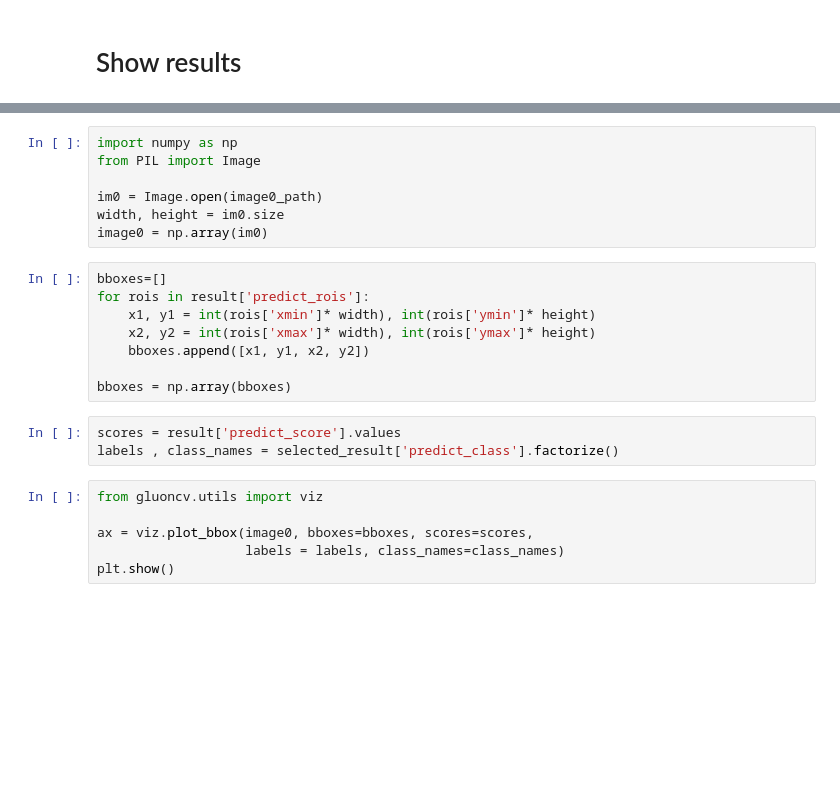
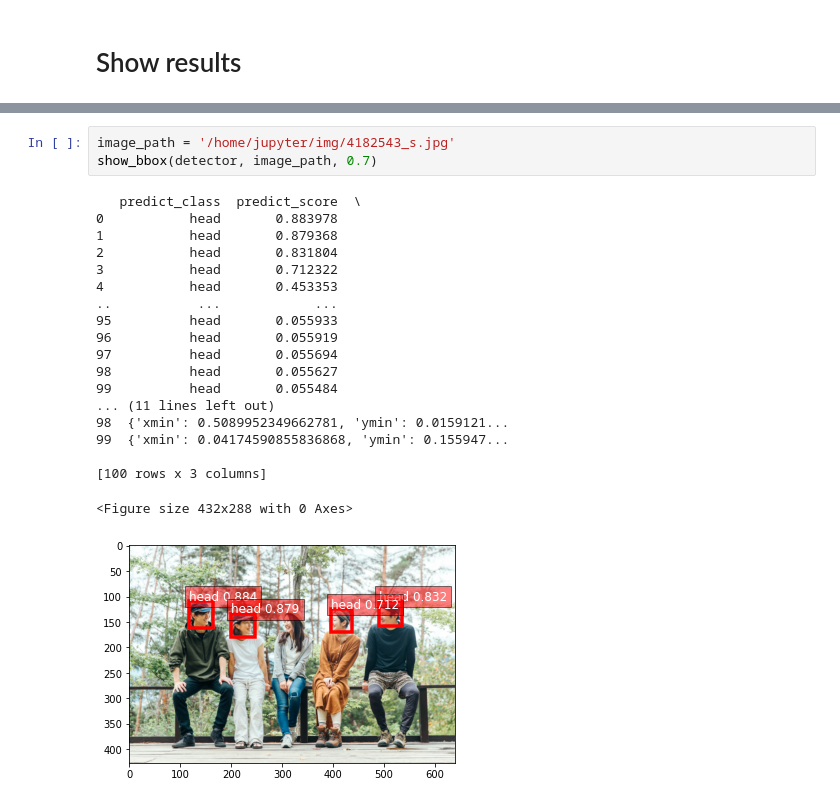
Before and after one commit to predora005/machine-learning-playground, a Jupyter notebook: 02.autogluon/02.face_detection/face_detection.ipynb, the cells around one changed output, grey strips where cells are left out. Cells and saved outputs as stored; diff of their text form; blank space fills up the shorter version.

```diff
--- a/02.autogluon/02.face_detection/face_detection.ipynb
+++ b/02.autogluon/02.face_detection/face_detection.ipynb
@@ -21,24 +114,23 @@ result = detector.predict(image0_path).query('predict_score >= 0.7')
 # %%
-import numpy as np
-from PIL import Image
-
-im0 = Image.open(image0_path)
-width, height = im0.size
-image0 = np.array(im0)
+image_path = '/home/jupyter/img/4182543_s.jpg'
+show_bbox(detector, image_path, 0.7)
+# %% [output]
+   predict_class  predict_score  \
+0           head       0.883978
+1           head       0.879368
+2           head       0.831804
+3           head       0.712322
+4           head       0.453353
+..           ...            ...
+95          head       0.055933
+96          head       0.055919
+97          head       0.055694
+98          head       0.055627
+99          head       0.055484
+... (11 lines left out)
+98  {'xmin': 0.5089952349662781, 'ymin': 0.0159121...
+99  {'xmin': 0.04174590855836868, 'ymin': 0.155947...
+
+[100 rows x 3 columns]
+<Figure size 432x288 with 0 Axes>
+[figure, added]
-# %%
-bboxes=[]
-for rois in result['predict_rois']:
-    x1, y1 = int(rois['xmin']* width), int(rois['ymin']* height)
-    x2, y2 = int(rois['xmax']* width), int(rois['ymax']* height)
-    bboxes.append([x1, y1, x2, y2])
-
-bboxes = np.array(bboxes)
-# %%
-scores = result['predict_score'].values
-labels , class_names = selected_result['predict_class'].factorize()
-# %%
-from gluoncv.utils import viz
-
-ax = viz.plot_bbox(image0, bboxes=bboxes, scores=scores,
-                   labels = labels, class_names=class_names)
-plt.show()
```
Also changed, not shown: parts of 4 cells of this notebook.
